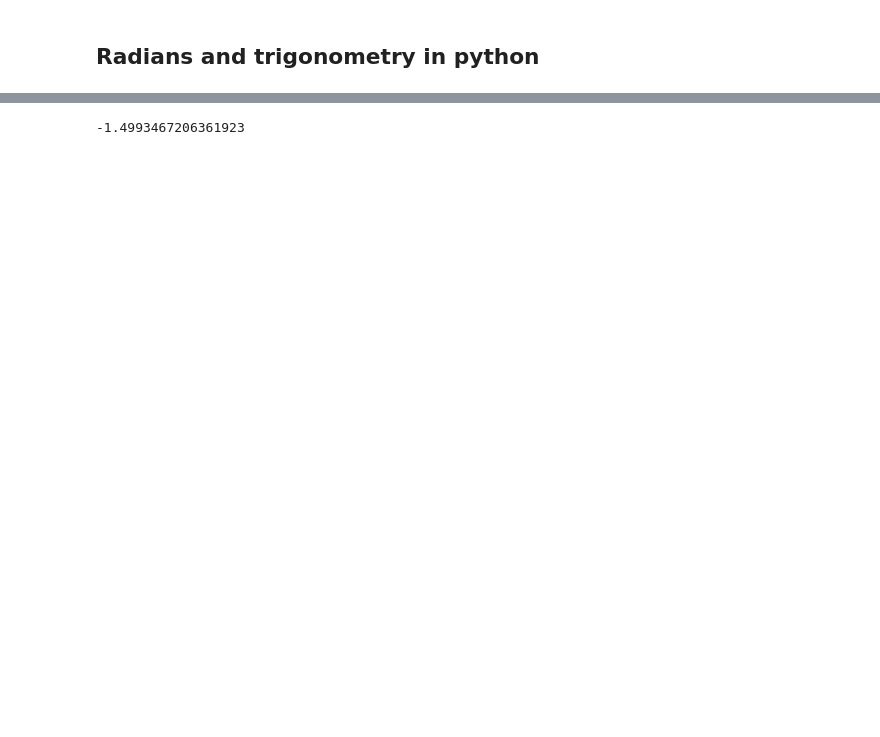
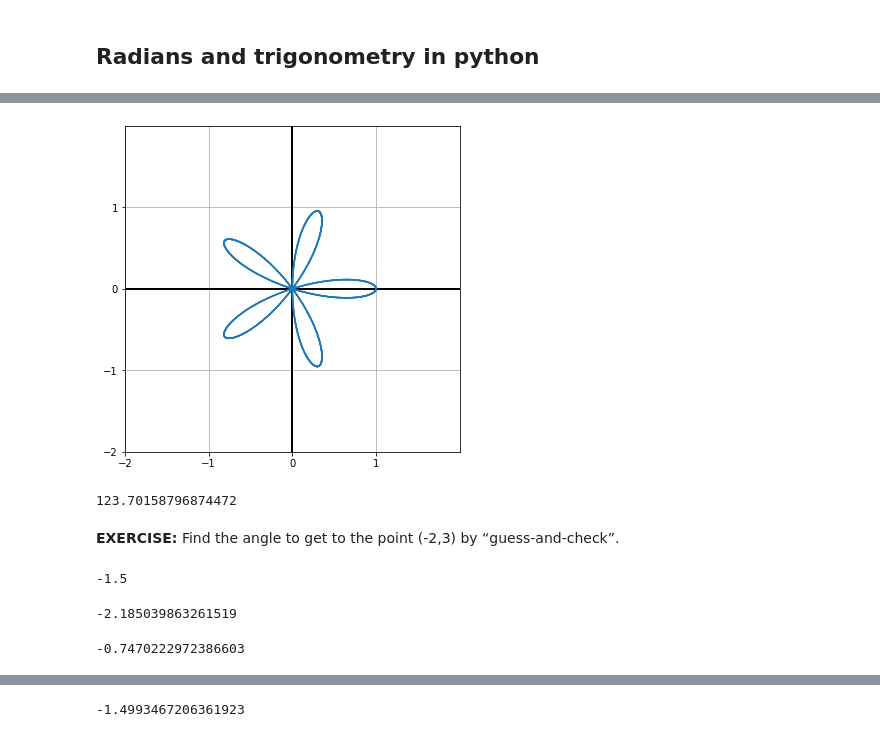
Before and after one commit to saradhimpardha/math_for_programmers, a Jupyter notebook: chapter_02/ch02_exercises.ipynb, the cells around one changed output, grey strips where cells are left out. Cells and saved outputs as stored; diff of their text form; code cells hidden in the pictures; blank space fills up the shorter version.

```diff
--- a/chapter_02/ch02_exercises.ipynb
+++ b/chapter_02/ch02_exercises.ipynb
@@ -373,0 +475,27 @@ atan2(3,-2)
+# %%
+segment_list = [Segment(cartesian_coords[i], cartesian_coords[(i+1)%len(cartesian_coords)])
+                for i in range(0, len(cartesian_coords))]
+# %%
+draw(
+    *segment_list
+)
+# %% [output]
+[figure, added]
+# %%
+rad_to_deg(2.159)
+# %% [output]
+123.70158796874472
+# %% [markdown]
+**EXERCISE:** Find the angle to get to the point (-2,3) by “guess-and-check”.
+# %%
+3/-2
+# %% [output]
+-1.5
+# %%
+tan(2)
+# %% [output]
+-2.185039863261519
+# %%
+tan(2.5)
+# %% [output]
+-0.7470222972386603
```
Also changed, not shown: parts of 103 cells of this notebook.
